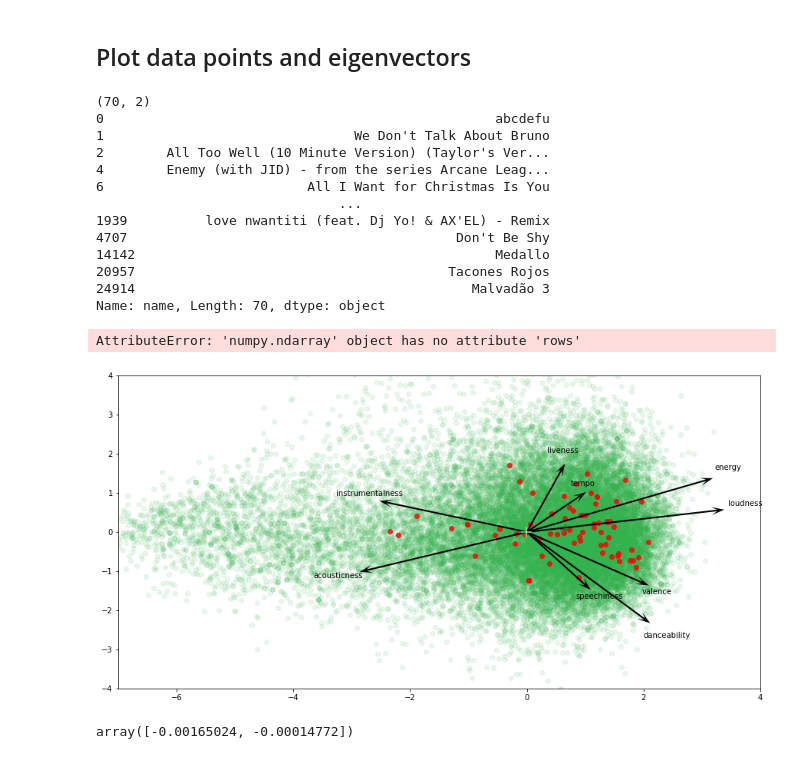
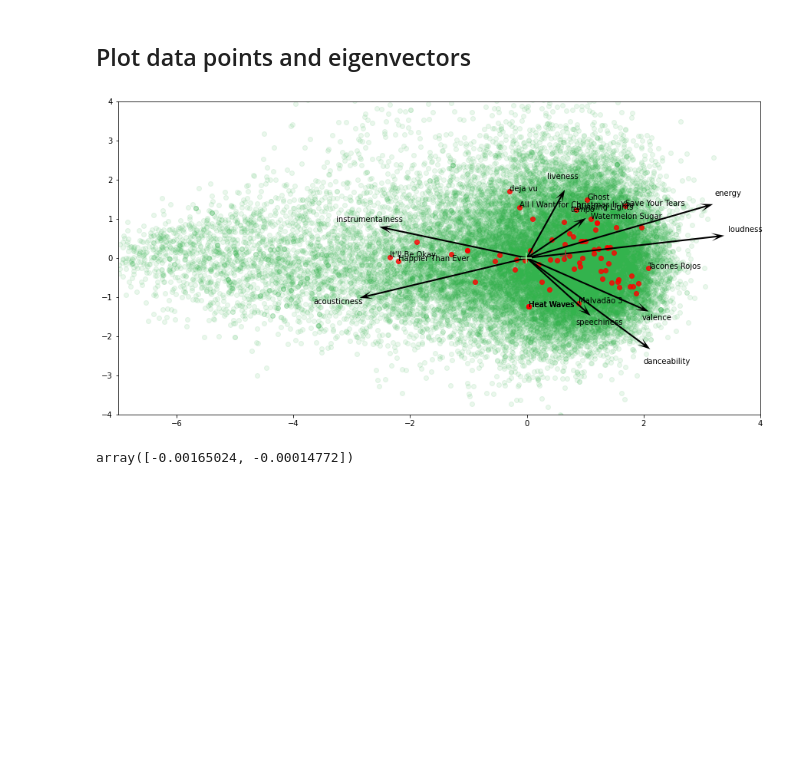
Before and after one commit to dominikglandorf/spotify-analysis, a Jupyter notebook: exp/004_PCA.ipynb, the cells around one changed output. Saved outputs shown, nothing was run; the diff lists cells and outputs as text; code cells hidden in the pictures; blank space fills up the shorter version.

```diff
--- a/exp/004_PCA.ipynb
+++ b/exp/004_PCA.ipynb
@@ -97,47 +97,31 @@ pc2 = eigenvalues[1] * eigenvectors[:,1]
 # %%
 plt.figure(figsize=(15,7.5))
 plt.xlim(-7, 4)
 plt.ylim(-4, 4)
 threshold = 90
 pop = data_proj[data2['popularity'] >= threshold,]
 non_pop = data_proj[data2['popularity'] < threshold,]
-print(pop.shape)
 plt.scatter(non_pop[:,0], non_pop[:,1], color=(0.2, 0.7, 0.3, 0.1))
 
 plt.scatter(pop[:,0], pop[:,1], color=(1, 0, 0, 0.8))
 
 num_vecs = pc1.shape[0]
 Q = [0] * num_vecs
 for i in range(num_vecs):
     Q[i] = plt.quiver(0, 0, pc1[i], pc2[i], scale=5, headwidth=5, headlength=8, width=0.0025)
     plt.text(pc1[i]*2.5-0.4, pc2[i]*3.8, colnames[i])
 
 plt.scatter(*np.mean(non_pop, axis=0), color='lightgreen', marker="+", s=200)
 plt.scatter(*np.mean(pop, axis=0), color='brown', marker="+", s=200)
 names = data2.loc[data2['popularity'] >= threshold,]["name"]
-print(names)
-for row in pop.rows:
-    plt.text(row[0], row[1], 'x')
-
+for i, idx in enumerate(names.index):
+    if abs(pop[i,0]) > 2 or abs(pop[i,1]) > 1:
+        plt.text(pop[i,0], pop[i,1], names.loc[idx])
 
 # add mahalanobis unit circle per group
 plt.show()
 # %% [output]
-(70, 2)
-0                                                  abcdefu
-1                                We Don't Talk About Bruno
-2        All Too Well (10 Minute Version) (Taylor's Ver...
-4        Enemy (with JID) - from the series Arcane Leag...
-6                          All I Want for Christmas Is You
-                               ...
-1939          love nwantiti (feat. Dj Yo! & AX'EL) - Remix
-4707                                          Don't Be Shy
-14142                                              Medallo
-20957                                        Tacones Rojos
-24914                                           Malvadão 3
-Name: name, Length: 70, dtype: object
-AttributeError: 'numpy.ndarray' object has no attribute 'rows'
-[figure, old version]
+[figure, new version]
 # %%
 np.mean(non_pop, axis=0)
 # %% [output]
```
Also changed, not shown: 4 other files.
